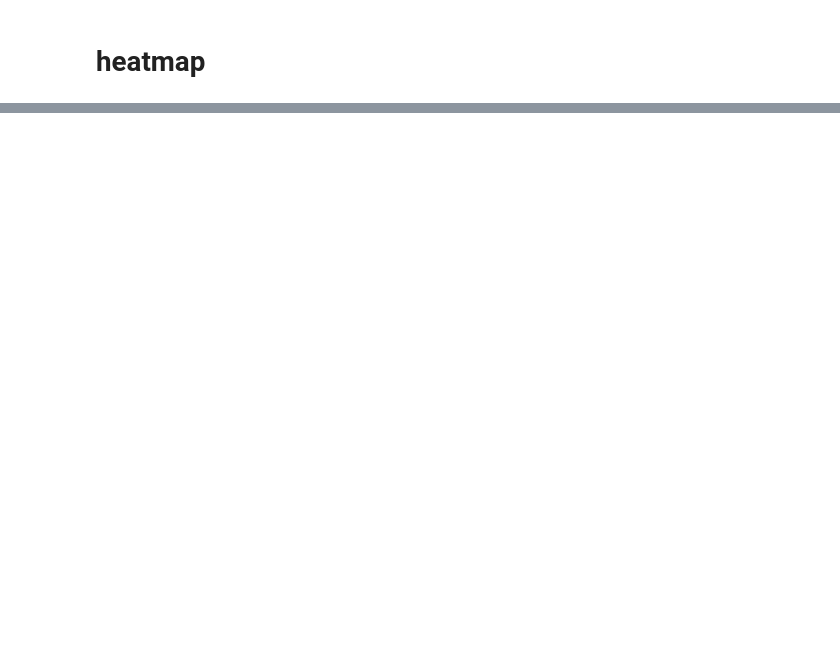
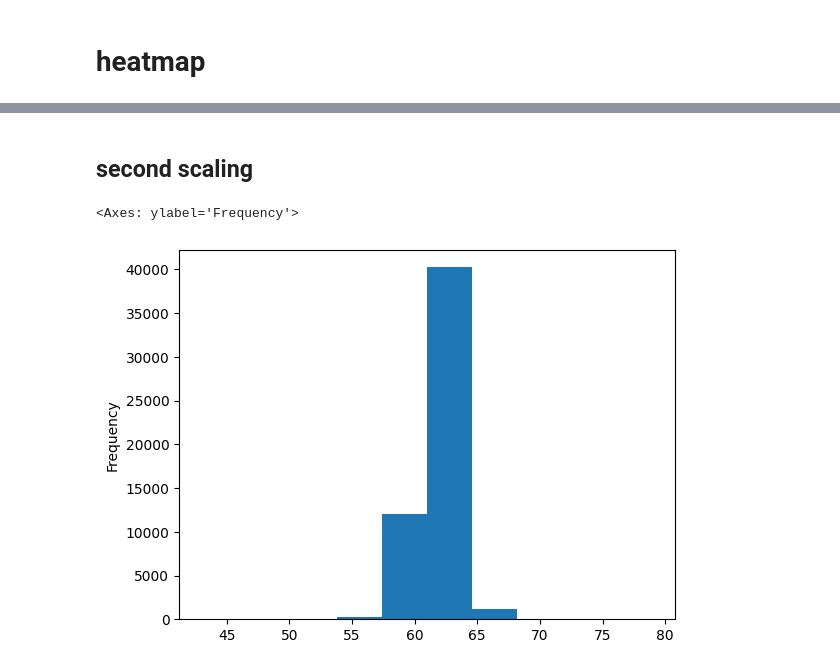
Before and after one commit to belalmohsen13/Machine_Learning, a Jupyter notebook: EDA_Workshop/diamonds.ipynb, the cells around one changed output, grey strips where cells are left out. Drawn from its saved outputs; the diff is of its cells as text; code cells hidden in the pictures; blank space fills up the shorter version.

Commit message:
secondEDA_commit

```diff
--- a/EDA_Workshop/diamonds.ipynb
+++ b/EDA_Workshop/diamonds.ipynb
@@ -363,0 +471,7 @@ plt.show()
+# %% [markdown]
+## second scaling
+# %%
+df['depth'].plot(kind='hist')
+# %% [output]
+<Axes: ylabel='Frequency'>
+[figure, added]
```
Also changed, not shown: parts of 32 cells of this notebook.
